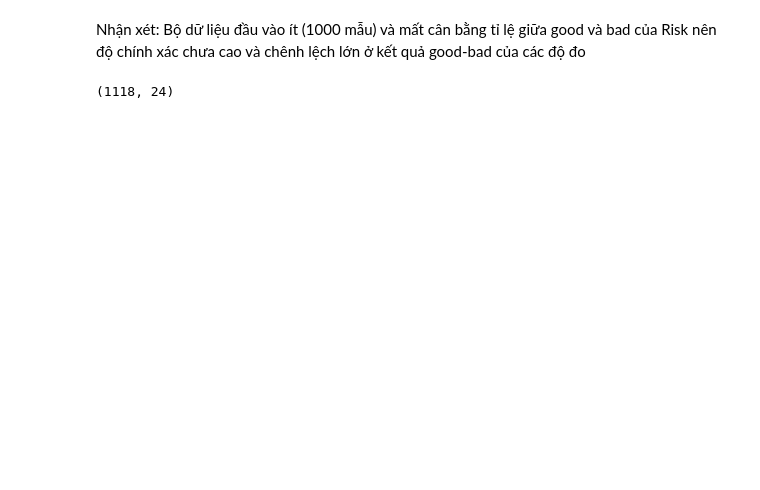
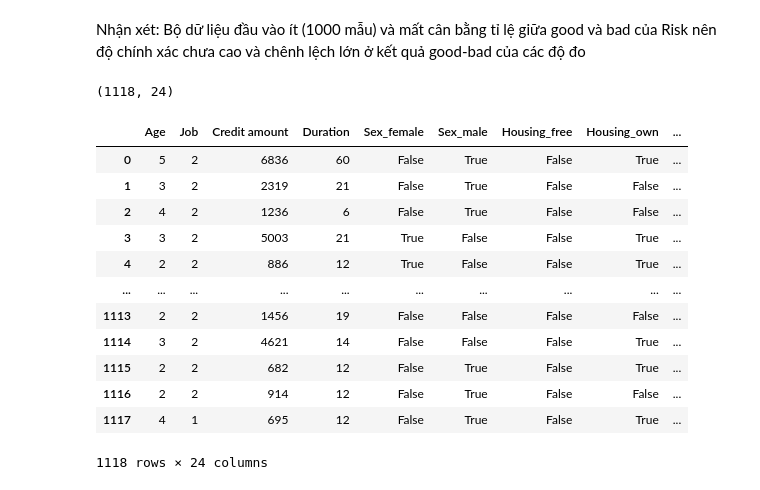
Before and after one commit to VHN1305/T--l-m, a Jupyter notebook: NaiveBayesTesting.ipynb, the cells around one changed output. Cells and saved outputs as stored; diff of their text form; code cells hidden in the pictures; blank space fills up the shorter version.

```diff
--- a/NaiveBayesTesting.ipynb
+++ b/NaiveBayesTesting.ipynb
@@ -351,6 +354,22 @@ X_train, y_train = SMOTE(random_state=42).fit_resample(X_train, y_train)
 X_train.shape
 # %% [output]
 (1118, 24)
+# %%
+X_train
+# %% [output]
+|  | Age | Job | Credit amount | Duration | Sex_female | Sex_male | Housing_free | Housing_own | ... |
+| 0 | 5 | 2 | 6836 | 60 | False | True | False | True | ... |
+| 1 | 3 | 2 | 2319 | 21 | False | True | False | False | ... |
+| 2 | 4 | 2 | 1236 | 6 | False | True | False | False | ... |
+| 3 | 3 | 2 | 5003 | 21 | True | False | False | True | ... |
+| 4 | 2 | 2 | 886 | 12 | True | False | False | True | ... |
+| ... | ... | ... | ... | ... | ... | ... | ... | ... | ... |
+| 1113 | 2 | 2 | 1456 | 19 | False | False | False | False | ... |
+| 1114 | 3 | 2 | 4621 | 14 | False | False | False | True | ... |
+| 1115 | 2 | 2 | 682 | 12 | False | True | False | True | ... |
+| 1116 | 2 | 2 | 914 | 12 | False | True | False | False | ... |
+| 1117 | 4 | 1 | 695 | 12 | False | True | False | True | ... |
+1118 rows × 24 columns
 # %%
 model = GNB.fit(X_train, y_train)
 
```
Also changed, not shown: parts of 9 cells of this notebook.
